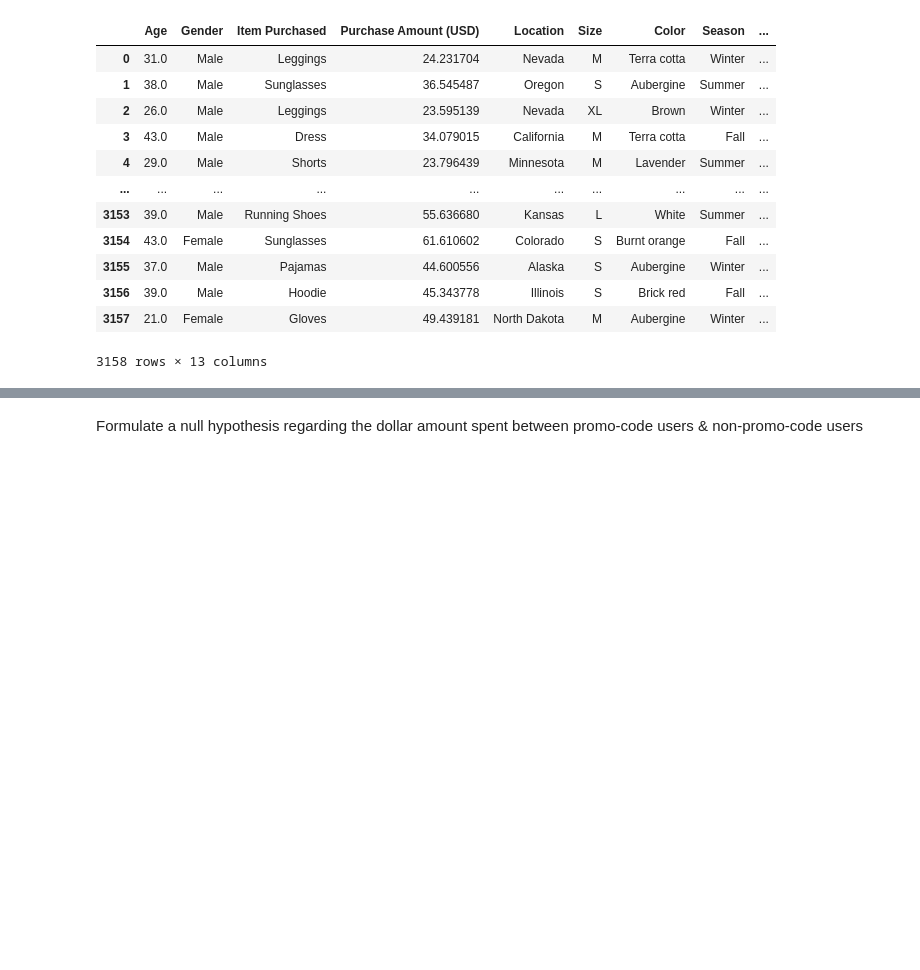
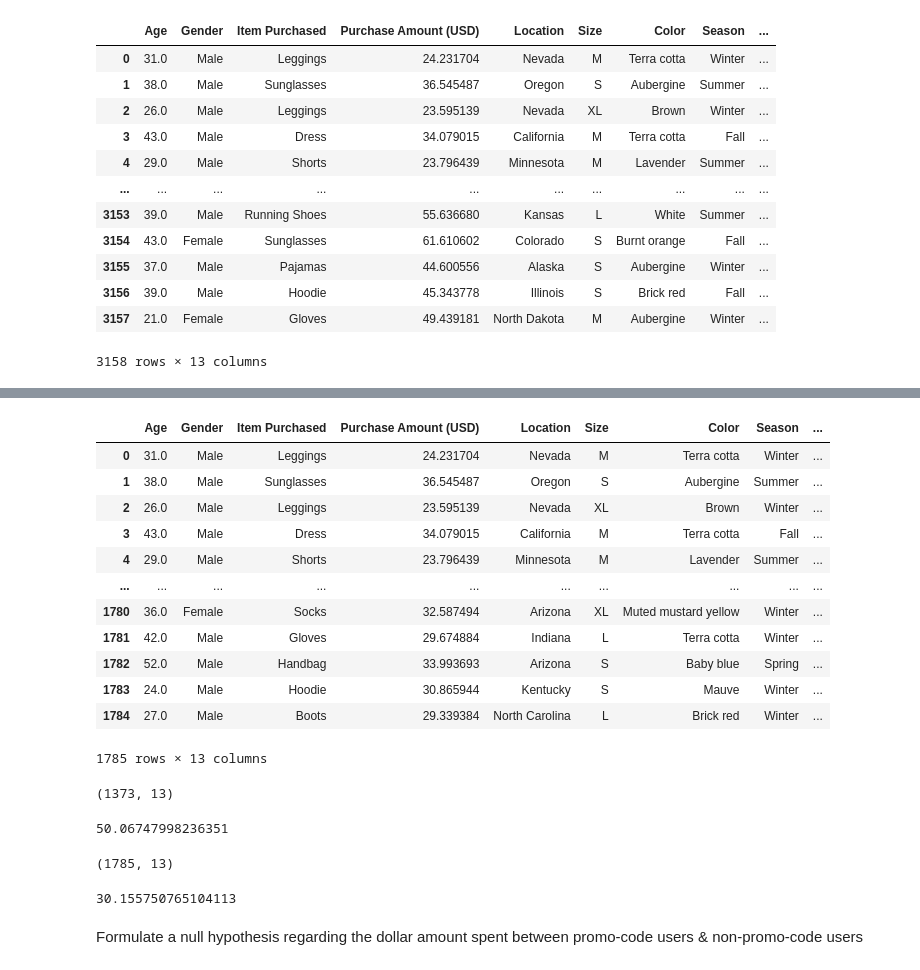
Before and after one commit to ufomaok/shopping_behavior, a Jupyter notebook: code/03analysis.ipynb, the cells around one changed output, grey strips where cells are left out. Drawn from its saved outputs; the diff is of its cells as text; code cells hidden in the pictures; blank space fills up the shorter version.

```diff
--- a/code/03analysis.ipynb
+++ b/code/03analysis.ipynb
@@ -90,18 +220,42 @@ pd.read_csv('../data/processed/shopping_cleaned.csv')
+# %%
+promonot = df[df['Promo Code Used'] == "No"]
+promonot
+# %% [output]
+|  | Age | Gender | Item Purchased | Purchase Amount (USD) | Location | Size | Color | Season | ... |
+| 0 | 31.0 | Male | Leggings | 24.231704 | Nevada | M | Terra cotta | Winter | ... |
+| 1 | 38.0 | Male | Sunglasses | 36.545487 | Oregon | S | Aubergine | Summer | ... |
+| 2 | 26.0 | Male | Leggings | 23.595139 | Nevada | XL | Brown | Winter | ... |
+| 3 | 43.0 | Male | Dress | 34.079015 | California | M | Terra cotta | Fall | ... |
+| 4 | 29.0 | Male | Shorts | 23.796439 | Minnesota | M | Lavender | Summer | ... |
+| ... | ... | ... | ... | ... | ... | ... | ... | ... | ... |
+| 1780 | 36.0 | Female | Socks | 32.587494 | Arizona | XL | Muted mustard yellow | Winter | ... |
+| 1781 | 42.0 | Male | Gloves | 29.674884 | Indiana | L | Terra cotta | Winter | ... |
+| 1782 | 52.0 | Male | Handbag | 33.993693 | Arizona | S | Baby blue | Spring | ... |
+| 1783 | 24.0 | Male | Hoodie | 30.865944 | Kentucky | S | Mauve | Winter | ... |
+| 1784 | 27.0 | Male | Boots | 29.339384 | North Carolina | L | Brick red | Winter | ... |
+1785 rows × 13 columns
 # %%
 # TODO: Print the shape of the promo code users dataframe. This should be (1373, 13)
 
-...
+promo.shape
+# %% [output]
+(1373, 13)
 # %%
 # TODO: Print the average purchase size of promo code users dataframe. This should be 50.06747998236351
-
-...
+promo['Purchase Amount (USD)'].mean()
+# %% [output]
+50.06747998236351
 # %%
 # TODO: Print the shape of the non promo code users dataframe. This should be (1785, 13)
 
-...
+promonot.shape
+# %% [output]
+(1785, 13)
 # %%
 # TODO: Print the average purchase size of non promo code users dataframe. This should be 30.155750765104113
 
-...
+promonot['Purchase Amount (USD)'].mean()
+# %% [output]
+30.155750765104113
 # %% [markdown]
 Formulate a null hypothesis regarding the dollar amount spent between promo-code users & non-promo-code users
```
Also changed, not shown: parts of 23 cells of this notebook.
